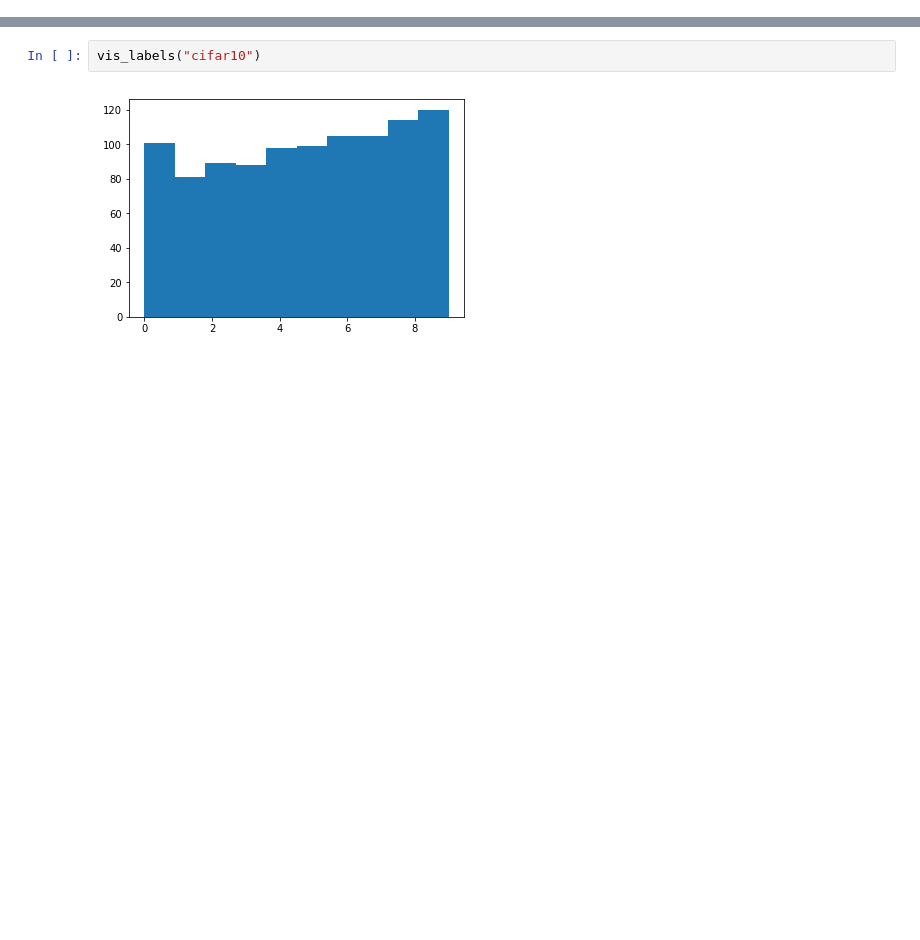
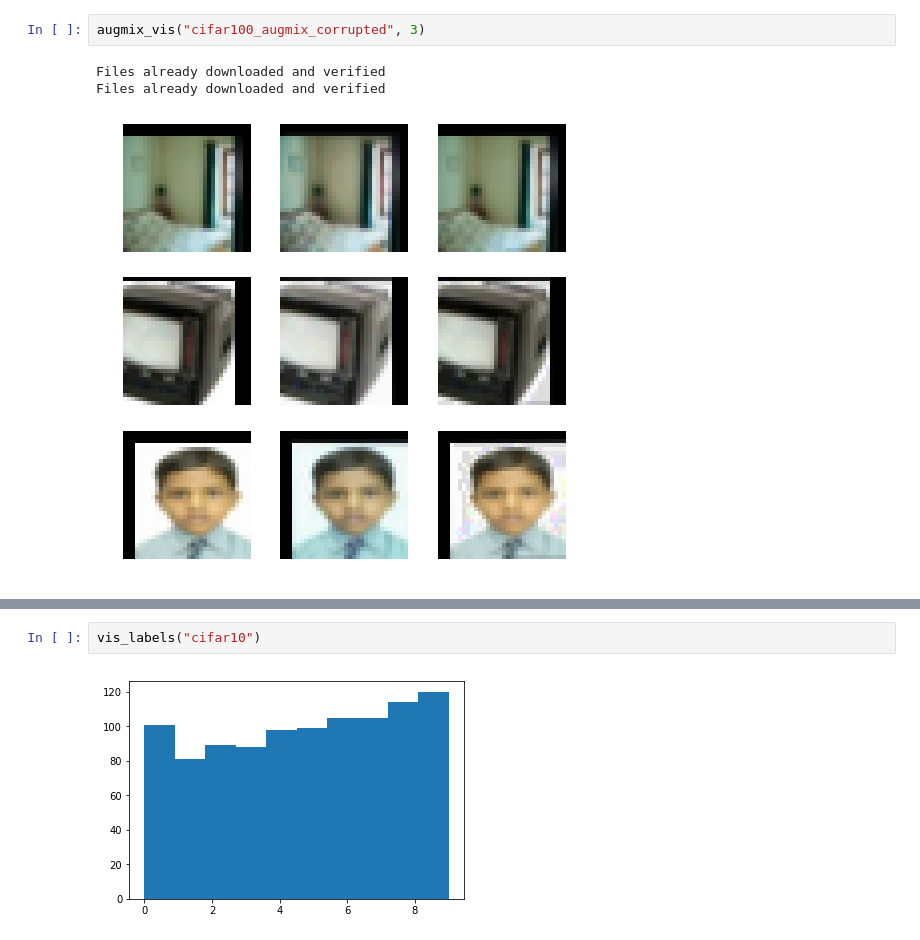
Before and after one commit to shashankskagnihotri/plots, a Jupyter notebook: distribution_shift.ipynb, the cells around one changed output, grey strips where cells are left out. Drawn from its saved outputs; the diff is of its cells as text; blank space fills up the shorter version.

```diff
--- a/distribution_shift.ipynb
+++ b/distribution_shift.ipynb
@@ -45,0 +69,6 @@ def vis_labels(name, path=DATA_PATH):
+# %%
+augmix_vis("cifar100_augmix_corrupted", 3)
+# %% [output]
+Files already downloaded and verified
+Files already downloaded and verified
+[figure, added]
```
Also changed, not shown: parts of 4 cells of this notebook, 16 other files.
